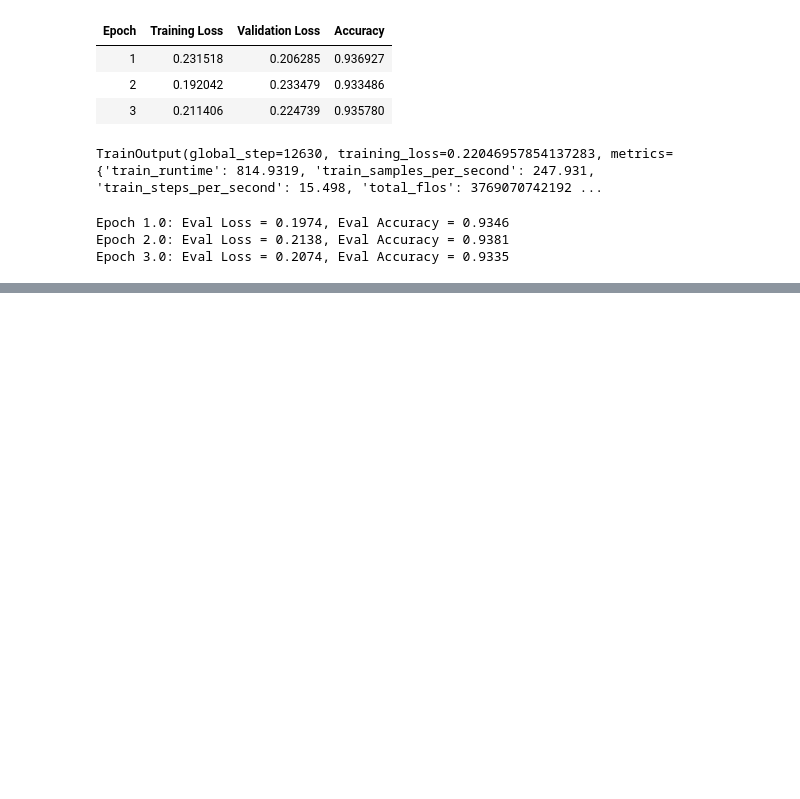
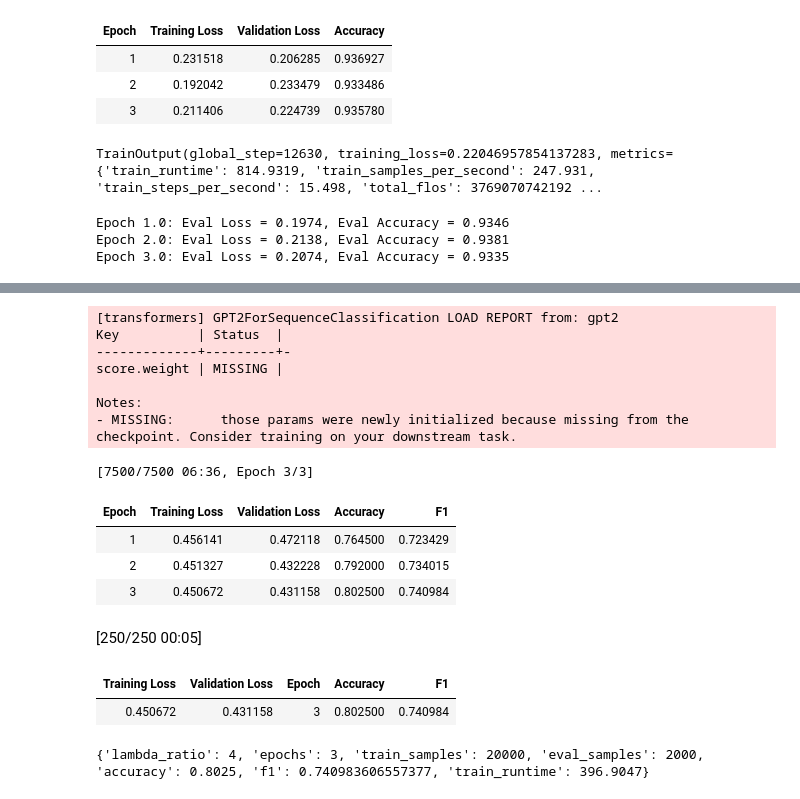
Before and after one commit to Ramprasath-Meganathan/LoRA-Plus, a Jupyter notebook: ML_Project_LoRA+.ipynb, the cells around one changed output, grey strips where cells are left out. Saved outputs shown, nothing was run; the diff lists cells and outputs as text; code cells hidden in the pictures; blank space fills up the shorter version.

```diff
--- a/ML_Project_LoRA+.ipynb
+++ b/ML_Project_LoRA+.ipynb
@@ -500,0 +1106,24 @@ runtime.unassign()
+# %%
+result_3epoch_loraplus4 = run_three_epoch_experiment(4)
+
+print({
+    k: v for k, v in result_3epoch_loraplus4.items()
+    if k != "log_history"
+})
+# %% [output]
+[transformers] GPT2ForSequenceClassification LOAD REPORT from: gpt2
+Key          | Status  |
+-------------+---------+-
+score.weight | MISSING |
+
+Notes:
+- MISSING:      those params were newly initialized because missing from the checkpoint. Consider training on your downstream task.
+[7500/7500 06:36, Epoch 3/3]
+| Epoch | Training Loss | Validation Loss | Accuracy | F1 |
+| 1 | 0.456141 | 0.472118 | 0.764500 | 0.723429 |
+| 2 | 0.451327 | 0.432228 | 0.792000 | 0.734015 |
+| 3 | 0.450672 | 0.431158 | 0.802500 | 0.740984 |
+[250/250 00:05]
+| Training Loss | Validation Loss | Epoch | Accuracy | F1 |
+| 0.450672 | 0.431158 | 3 | 0.802500 | 0.740984 |
+{'lambda_ratio': 4, 'epochs': 3, 'train_samples': 20000, 'eval_samples': 2000, 'accuracy': 0.8025, 'f1': 0.740983606557377, 'train_runtime': 396.9047}
```
Also changed, not shown: parts of 49 cells of this notebook.
